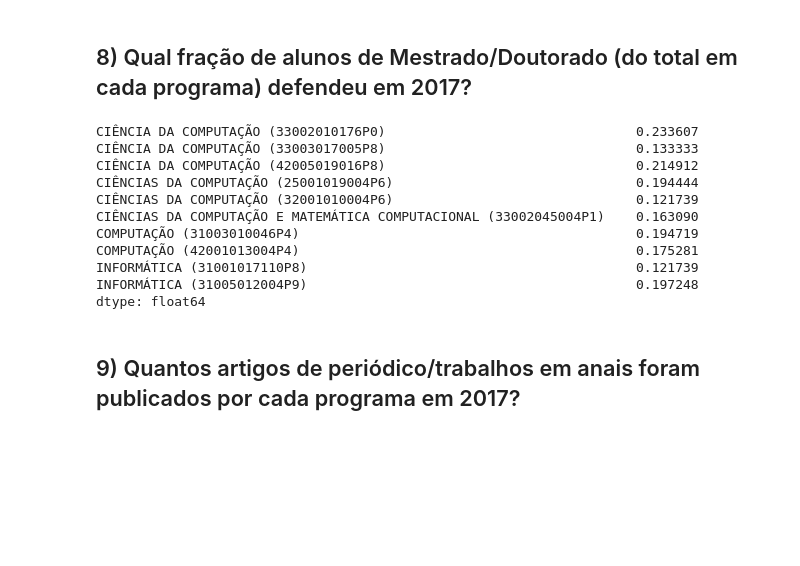
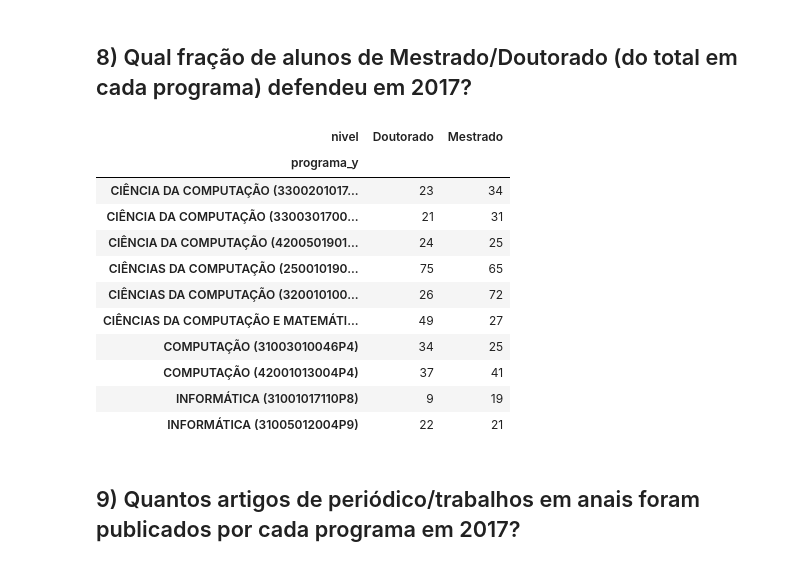
Before and after one commit to leotok/INF1032, a Jupyter notebook: T1-1.ipynb, the cells around one changed output. Saved outputs shown, nothing was run; the diff lists cells and outputs as text; code cells hidden in the pictures; blank space fills up the shorter version.

```diff
--- a/T1-1.ipynb
+++ b/T1-1.ipynb
@@ -221,30 +222,22 @@ tsDez = trabalhos_sort[(trabalhos_sort['data_defesa'] > '2017-12-01') & (trabalh
 # %%
 # muda coluna nome para autor para inner join, discente_aux já removeu 'Graduação'
 discente_pos.rename(columns={'nome':'autor'}, inplace=True)
 dt = pd.merge(discente_pos, trabalhos_sort, how='inner', on='autor')
 discentes.shape # discentes = 4049 rows (total de discentes)
-discentes_programa = discentes.groupby('programa').size()
-dt_programa = dt.groupby('programa_y').size()
-
-frac = pd.Series()
-for program in programs:
-    frac[program] = 0.0
-
-i = 0
-while i < 10:
-    frac[i] = dt_programa[i] / discentes_programa[i]
-    i+=1
-
-frac
+discentes_programa = discente_pos.groupby(['programa', 'nivel']).size().unstack('nivel')
+dt_programa = dt.groupby(['programa_y', 'nivel']).size().unstack('nivel')
+discentes_programa
+dt_programa
 # %% [output]
-CIÊNCIA DA COMPUTAÇÃO (33002010176P0)                                0.233607
-CIÊNCIA DA COMPUTAÇÃO (33003017005P8)                                0.133333
-CIÊNCIA DA COMPUTAÇÃO (42005019016P8)                                0.214912
-CIÊNCIAS DA COMPUTAÇÃO (25001019004P6)                               0.194444
-CIÊNCIAS DA COMPUTAÇÃO (32001010004P6)                               0.121739
-CIÊNCIAS DA COMPUTAÇÃO E MATEMÁTICA COMPUTACIONAL (33002045004P1)    0.163090
-COMPUTAÇÃO (31003010046P4)                                           0.194719
-COMPUTAÇÃO (42001013004P4)                                           0.175281
-INFORMÁTICA (31001017110P8)                                          0.121739
-INFORMÁTICA (31005012004P9)                                          0.197248
-dtype: float64
+| nivel | Doutorado | Mestrado |
+| programa_y |  |  |
+| CIÊNCIA DA COMPUTAÇÃO (3300201017... | 23 | 34 |
+| CIÊNCIA DA COMPUTAÇÃO (3300301700... | 21 | 31 |
+| CIÊNCIA DA COMPUTAÇÃO (4200501901... | 24 | 25 |
+| CIÊNCIAS DA COMPUTAÇÃO (250010190... | 75 | 65 |
+| CIÊNCIAS DA COMPUTAÇÃO (320010100... | 26 | 72 |
+| CIÊNCIAS DA COMPUTAÇÃO E MATEMÁTI... | 49 | 27 |
+| COMPUTAÇÃO (31003010046P4) | 34 | 25 |
+| COMPUTAÇÃO (42001013004P4) | 37 | 41 |
+| INFORMÁTICA (31001017110P8) | 9 | 19 |
+| INFORMÁTICA (31005012004P9) | 22 | 21 |
```
Also changed, not shown: parts of 15 cells of this notebook.
